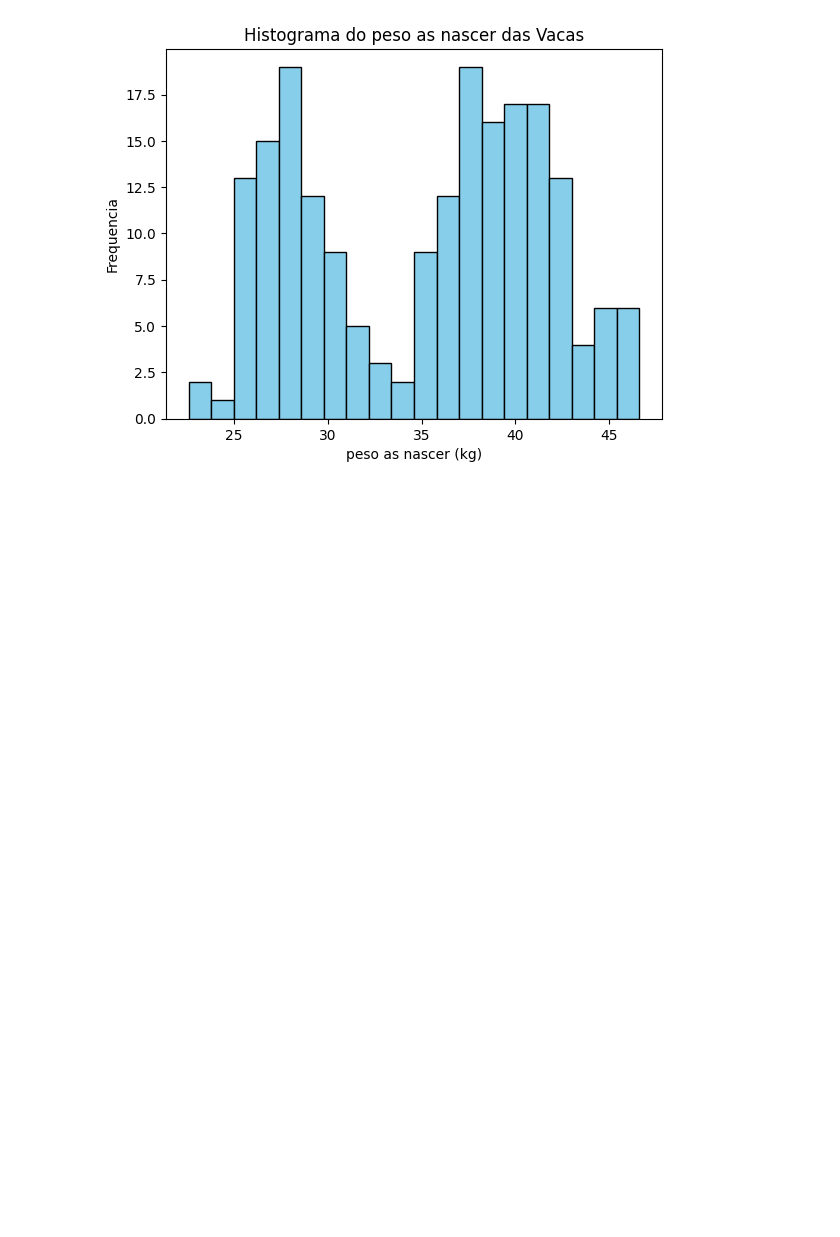
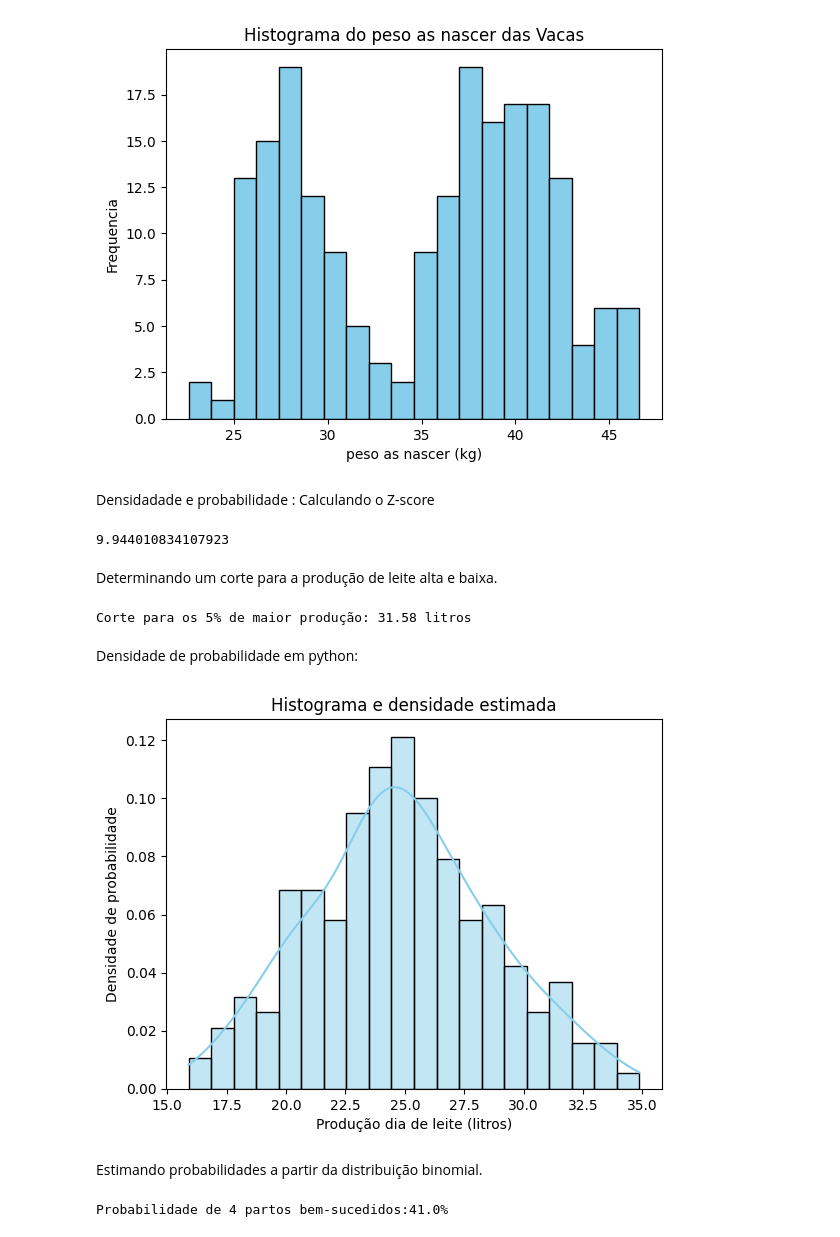
Before and after one commit to Data-Vitor/fiap-data-science, a Jupyter notebook: nemec-estatistica/cap03_medicoes_distrubuicoes_estatisticas.ipynb, the cells around one changed output. Saved outputs shown, nothing was run; the diff lists cells and outputs as text; code cells hidden in the pictures; blank space fills up the shorter version.

```diff
--- a/nemec-estatistica/cap03_medicoes_distrubuicoes_estatisticas.ipynb
+++ b/nemec-estatistica/cap03_medicoes_distrubuicoes_estatisticas.ipynb
@@ -187,3 +187,56 @@ plt.ylabel('Frequencia')
 plt.show()
 # %% [output]
 [figure]
+# %% [markdown]
+Densidadade e probabilidade : Calculando o Z-score
+# %%
+from scipy.stats import norm
+
+prob = norm.cdf(-1.25) - norm.cdf(-2.5)
+print(prob*100)
+# %% [output]
+9.944010834107923
+# %% [markdown]
+Determinando um corte para a produção de leite alta e baixa.
+# %%
+#primeiro iremos transformar o 5% em um z-score
+from scipy.stats import norm
+
+z5 = norm.ppf(0.95)
+corte_baixo = 25 + z5*4
+print(f'Corte para os 5% de maior produção: {corte_baixo:.2f} litros')
+
+
+#MANEIRISSIMO.
+# %% [output]
+Corte para os 5% de maior produção: 31.58 litros
+# %% [markdown]
+Densidade de probabilidade em python:
+# %%
+import matplotlib.pyplot as plt
+import seaborn as sns
+import numpy as np
+
+#exemplo: Gerando dados normais simulados
+dados = np.random.normal(loc=25, scale=4, size=200)
+
+#plotando o histograma + densidade
+
+sns.histplot(dados, kde=True, stat="density", bins=20, color='Skyblue', edgecolor='black')
+plt.xlabel('Produção dia de leite (litros)')
+plt.ylabel('Densidade de probabilidade')
+plt.title('Histograma e densidade estimada')
+plt.show()
+# %% [output]
+[figure, added]
+# %% [markdown]
+Estimando probabilidades a partir da distribuição binomial.
+# %%
+#Calculando a probabilidade de uma vaca ter exatamente 4 partos bem sucedidos (em 5 tentativas p = 0.8)
+
+from scipy.stats import binom
+
+prob = binom.pmf(4, n=5, p=0.8)
+print(f'Probabilidade de 4 partos bem-sucedidos:{prob:.1%}')
+# %% [output]
+Probabilidade de 4 partos bem-sucedidos:41.0%
```
